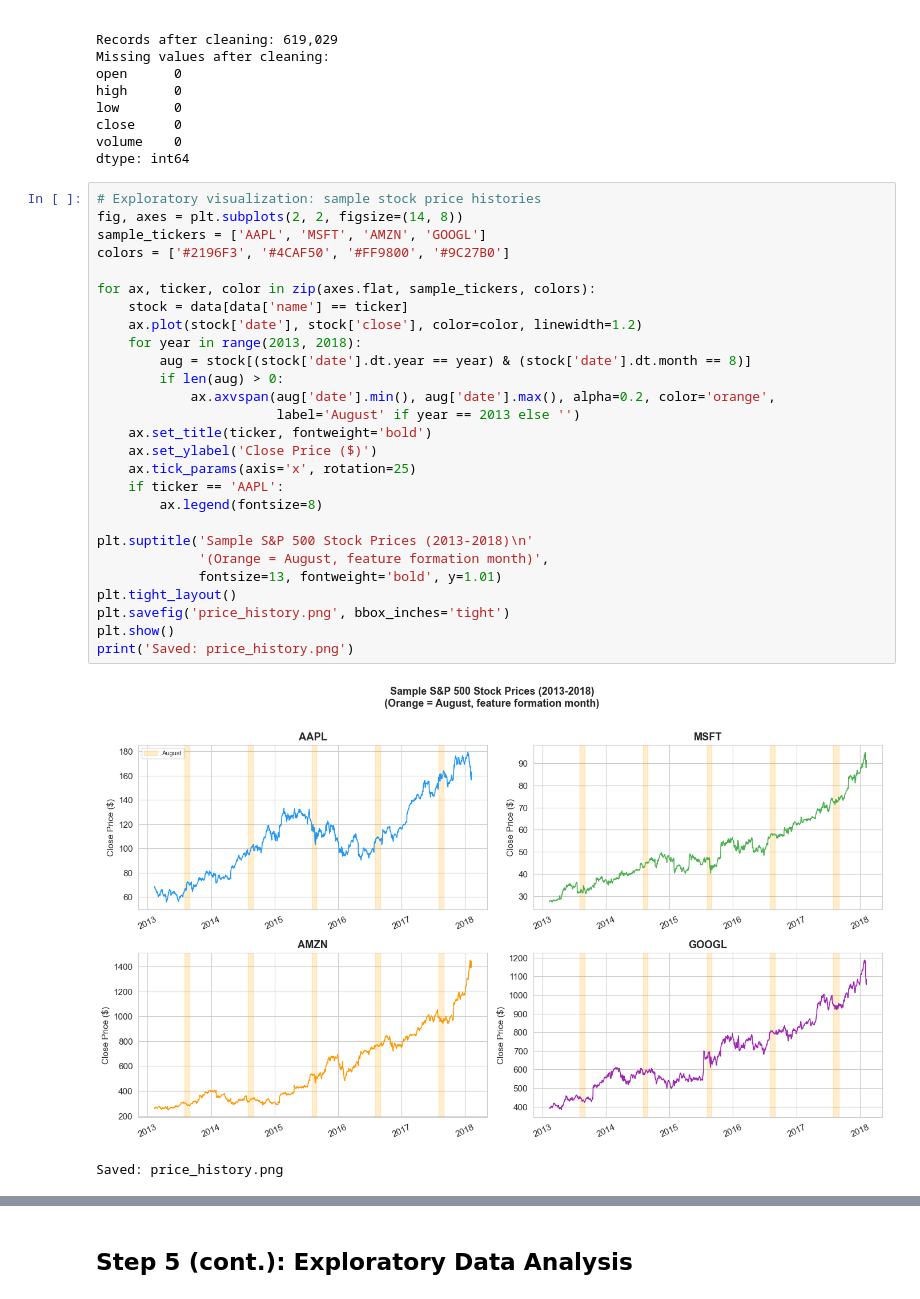
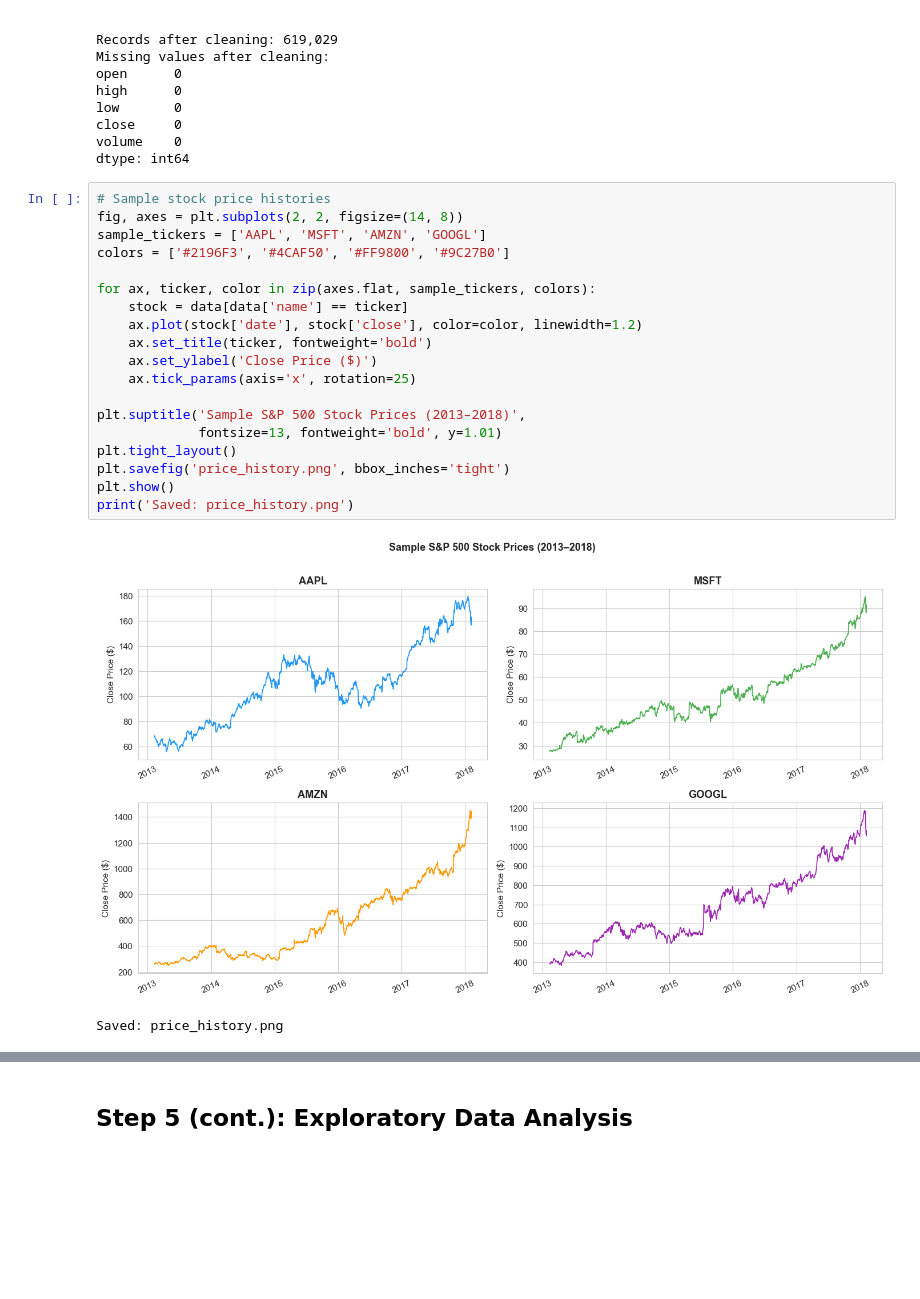
Before and after one commit to liuchy-jr/SP500-Equity-Selection-Using-ML, a Jupyter notebook: sp500_ml_project.ipynb, the cells around one changed output, grey strips where cells are left out. Drawn from its saved outputs; the diff is of its cells as text; blank space fills up the shorter version.

```diff
--- a/sp500_ml_project.ipynb
+++ b/sp500_ml_project.ipynb
@@ -171,32 +162,24 @@ close     0
 volume    0
 dtype: int64
 # %%
-# Exploratory visualization: sample stock price histories
+# Sample stock price histories
 fig, axes = plt.subplots(2, 2, figsize=(14, 8))
 sample_tickers = ['AAPL', 'MSFT', 'AMZN', 'GOOGL']
 colors = ['#2196F3', '#4CAF50', '#FF9800', '#9C27B0']
 
 for ax, ticker, color in zip(axes.flat, sample_tickers, colors):
     stock = data[data['name'] == ticker]
     ax.plot(stock['date'], stock['close'], color=color, linewidth=1.2)
-    for year in range(2013, 2018):
-        aug = stock[(stock['date'].dt.year == year) & (stock['date'].dt.month == 8)]
-        if len(aug) > 0:
-            ax.axvspan(aug['date'].min(), aug['date'].max(), alpha=0.2, color='orange',
-                       label='August' if year == 2013 else '')
     ax.set_title(ticker, fontweight='bold')
     ax.set_ylabel('Close Price ($)')
     ax.tick_params(axis='x', rotation=25)
-    if ticker == 'AAPL':
-        ax.legend(fontsize=8)
 
-plt.suptitle('Sample S&P 500 Stock Prices (2013-2018)\n'
-             '(Orange = August, feature formation month)',
+plt.suptitle('Sample S&P 500 Stock Prices (2013–2018)',
              fontsize=13, fontweight='bold', y=1.01)
 plt.tight_layout()
 plt.savefig('price_history.png', bbox_inches='tight')
 plt.show()
 print('Saved: price_history.png')
 # %% [output]
-[figure, old version]
+[figure, new version]
 Saved: price_history.png
```
Also changed, not shown: parts of 46 cells of this notebook.
